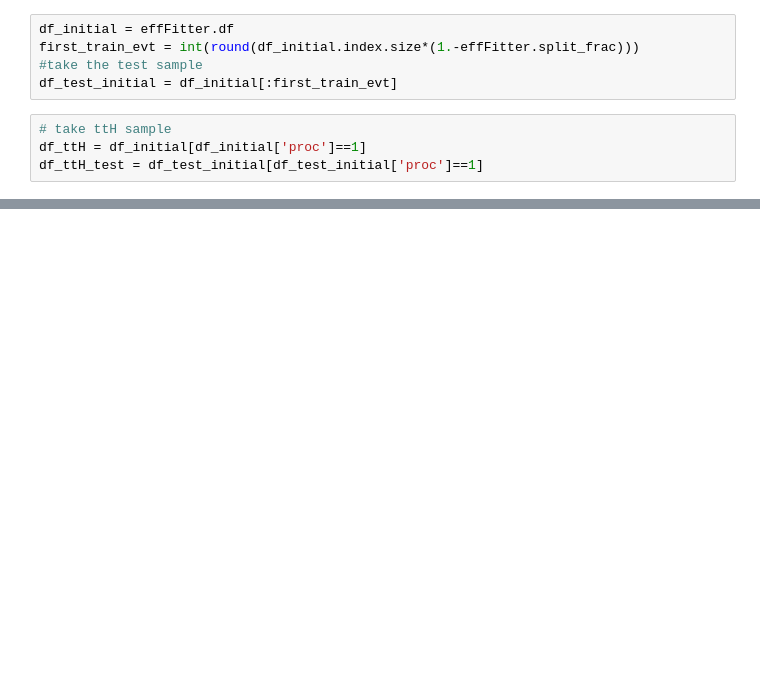
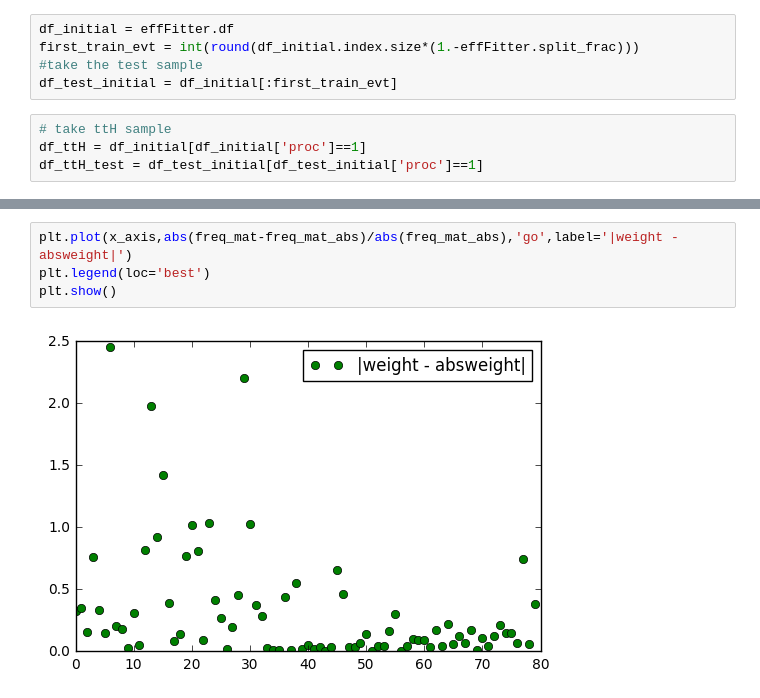
Before and after one commit to jandrejk/higgs_model_dep, a Jupyter notebook: class_ttH_projPlots.ipynb, the cells around one changed output, grey strips where cells are left out. Saved outputs shown, nothing was run; the diff lists cells and outputs as text; blank space fills up the shorter version.

```diff
--- a/class_ttH_projPlots.ipynb
+++ b/class_ttH_projPlots.ipynb
@@ -145,0 +223,6 @@ no savepath
+# %%
+plt.plot(x_axis,abs(freq_mat-freq_mat_abs)/abs(freq_mat_abs),'go',label='|weight - absweight|')
+plt.legend(loc='best')
+plt.show()
+# %% [output]
+[figure, added]
```
Also changed, not shown: parts of 13 cells of this notebook, 11 other files.
